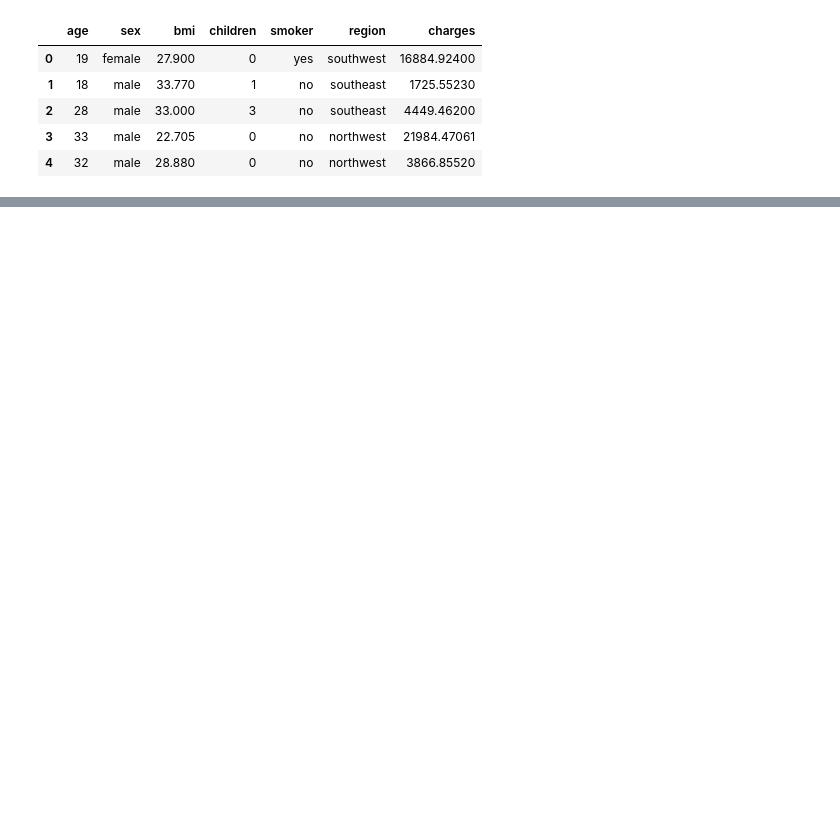
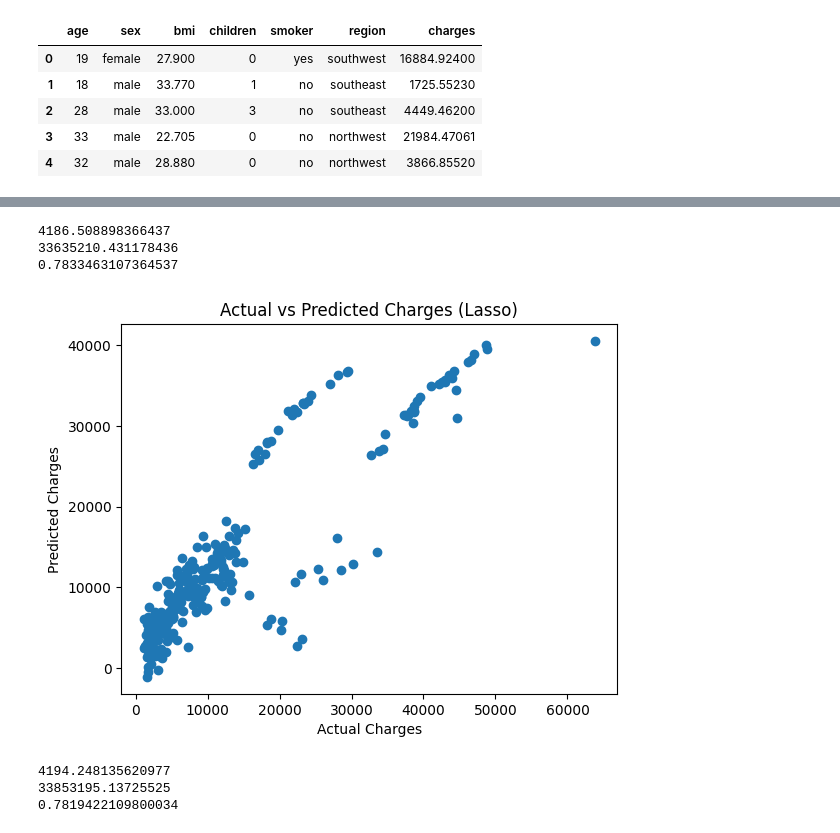
Before and after one commit to alimehdi32/Insurance_prediction, a Jupyter notebook: model/train.ipynb, the cells around one changed output, grey strips where cells are left out. Drawn from its saved outputs; the diff is of its cells as text; code cells hidden in the pictures; blank space fills up the shorter version.

```diff
--- a/model/train.ipynb
+++ b/model/train.ipynb
@@ -18,0 +185,30 @@ dataset.head()
+# %%
+from sklearn.metrics import mean_squared_error, mean_absolute_error, r2_score
+print(mean_absolute_error(y_test,y_pred))
+print(mean_squared_error(y_test,y_pred))
+print(r2_score(y_test,y_pred))
+# %% [output]
+4186.508898366437
+33635210.431178436
+0.7833463107364537
+# %%
+from sklearn.linear_model import LassoCV
+lasso = LassoCV()
+lasso.fit(X_train, y_train)
+y_lasso_pred = lasso.predict(X_test)
+# %%
+plt.scatter(y_test, y_lasso_pred)
+plt.xlabel("Actual Charges")
+plt.ylabel("Predicted Charges")
+plt.title("Actual vs Predicted Charges (Lasso)")
+plt.show()
+# %% [output]
+[figure, added]
+# %%
+print(mean_absolute_error(y_test,y_lasso_pred))
+print(mean_squared_error(y_test,y_lasso_pred))
+print(r2_score(y_test,y_lasso_pred))
+# %% [output]
+4194.248135620977
+33853195.13725525
+0.7819422109800034
```
Also changed, not shown: parts of 24 cells of this notebook, 2 other files.
